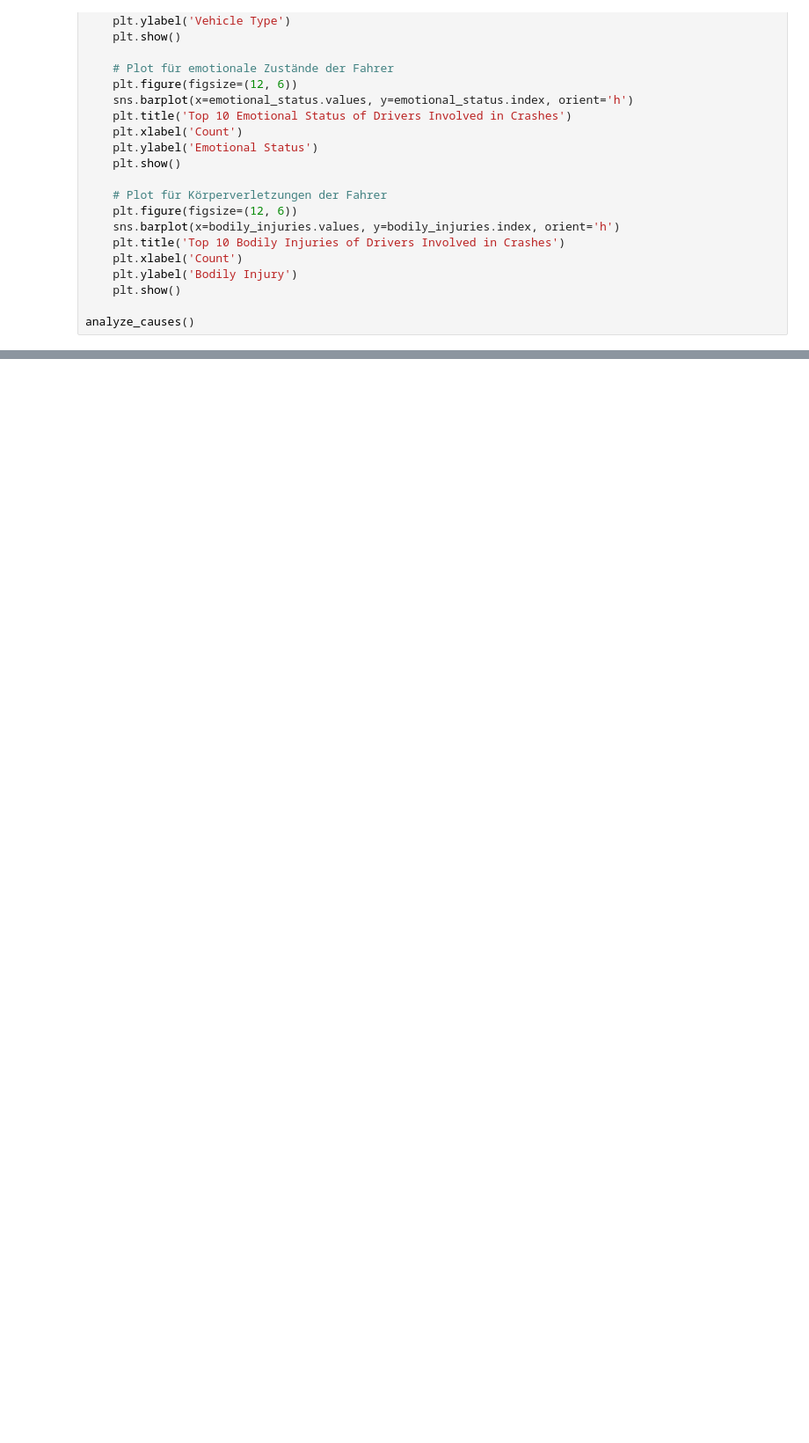
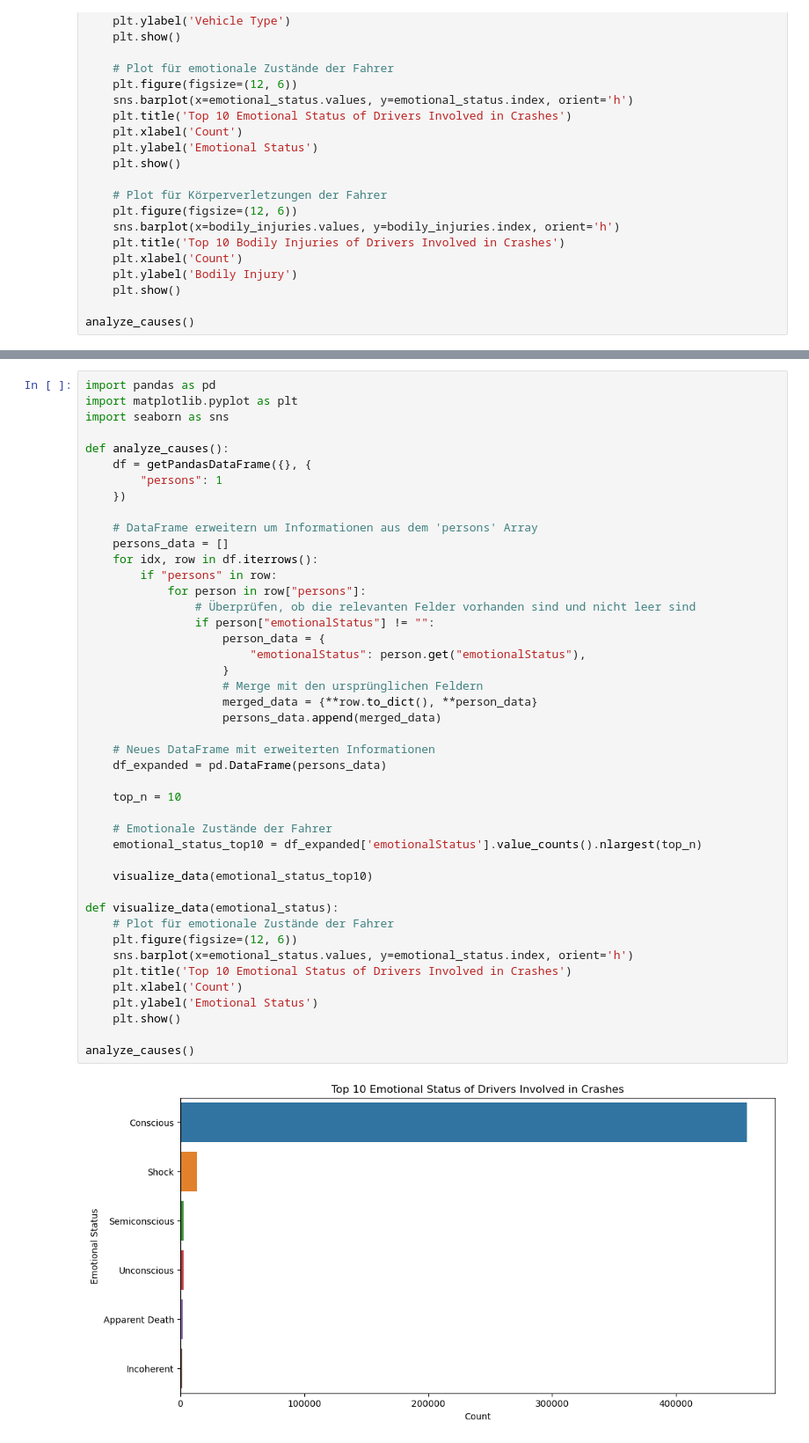
Before and after one commit to cat-thimm/CarCrashes, a Jupyter notebook: analysis/analysis.ipynb, the cells around one changed output, grey strips where cells are left out. Shown at 88% size. Cells and saved outputs as stored; diff of their text form; blank space fills up the shorter version.

```diff
--- a/analysis/analysis.ipynb
+++ b/analysis/analysis.ipynb
@@ -177,0 +244,46 @@ analyze_causes()
+# %%
+import pandas as pd
+import matplotlib.pyplot as plt
+import seaborn as sns
+
+def analyze_causes():
+    df = getPandasDataFrame({}, {
+        "persons": 1
+    })
+
+    # DataFrame erweitern um Informationen aus dem 'persons' Array
+    persons_data = []
+    for idx, row in df.iterrows():
+        if "persons" in row:
+            for person in row["persons"]:
+                # Überprüfen, ob die relevanten Felder vorhanden sind und nicht leer sind
+                if person["emotionalStatus"] != "":
+                    person_data = {
+                        "emotionalStatus": person.get("emotionalStatus"),
+                    }
+                    # Merge mit den ursprünglichen Feldern
+                    merged_data = {**row.to_dict(), **person_data}
+                    persons_data.append(merged_data)
+
+    # Neues DataFrame mit erweiterten Informationen
+    df_expanded = pd.DataFrame(persons_data)
+
+    top_n = 10
+
+    # Emotionale Zustände der Fahrer
+    emotional_status_top10 = df_expanded['emotionalStatus'].value_counts().nlargest(top_n)
+
+    visualize_data(emotional_status_top10)
+
+def visualize_data(emotional_status):
+    # Plot für emotionale Zustände der Fahrer
+    plt.figure(figsize=(12, 6))
+    sns.barplot(x=emotional_status.values, y=emotional_status.index, orient='h')
+    plt.title('Top 10 Emotional Status of Drivers Involved in Crashes')
+    plt.xlabel('Count')
+    plt.ylabel('Emotional Status')
+    plt.show()
+
+analyze_causes()
+# %% [output]
+[figure, added]
```
Also changed, not shown: parts of 8 cells of this notebook, 15 other files.
